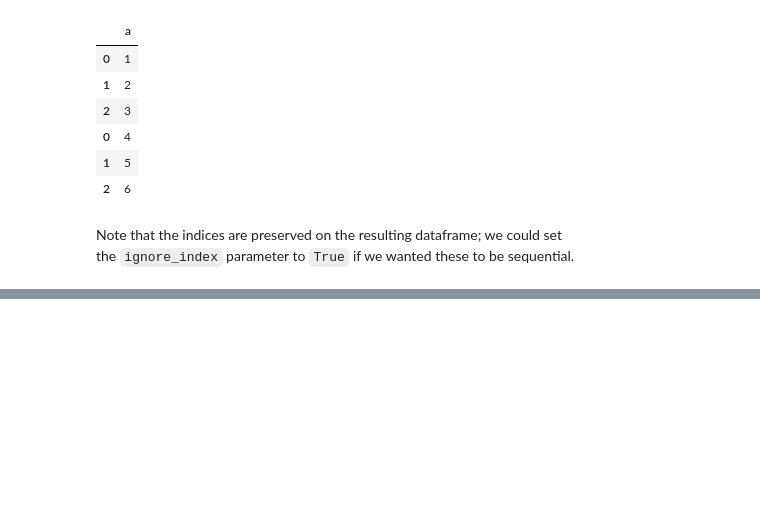
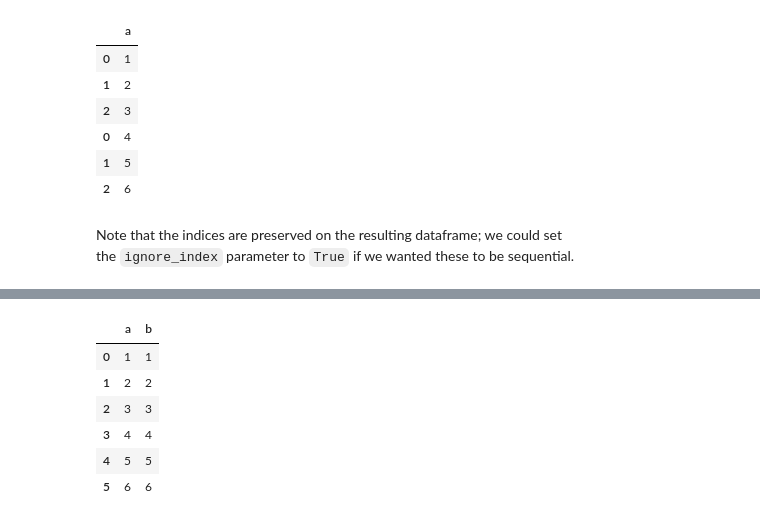
Before and after one commit to RichardAlcabes22/codeup_review, a Jupyter notebook: 3-data_science_libraries/00_pandas_adv_dataframes_lesson.ipynb, the cells around one changed output, grey strips where cells are left out. Saved outputs shown, nothing was run; the diff lists cells and outputs as text; code cells hidden in the pictures; blank space fills up the shorter version.

```diff
--- a/3-data_science_libraries/00_pandas_adv_dataframes_lesson.ipynb
+++ b/3-data_science_libraries/00_pandas_adv_dataframes_lesson.ipynb
@@ -445,3 +445,6 @@ pd.concat([df1,df2])
 | 2 | 6 |
 # %% [markdown]
 Note that the indices are preserved on the resulting dataframe; we could set the `ignore_index` parameter to `True` if we wanted these to be sequential.
+# %%
+concat_df1 = pd.concat([df1, df2], ignore_index=True)
+concat_df1
@@ -447,0 +459,3 @@ Note that the indices are preserved on the resulting dataframe; we could set th
+# %%
+concat_df2 = pd.DataFrame({'b': [1, 2, 3, 4, 5, 6]})
+concat_df2
@@ -447,0 +470,10 @@ Note that the indices are preserved on the resulting dataframe; we could set th
+# %%
+pd.concat([concat_df1, concat_df2], axis=1)
+# %% [output]
+|  | a | b |
+| 0 | 1 | 1 |
+| 1 | 2 | 2 |
+| 2 | 3 | 3 |
+| 3 | 4 | 4 |
+| 4 | 5 | 5 |
+| 5 | 6 | 6 |
```
Also changed, not shown: parts of 2 cells of this notebook.
